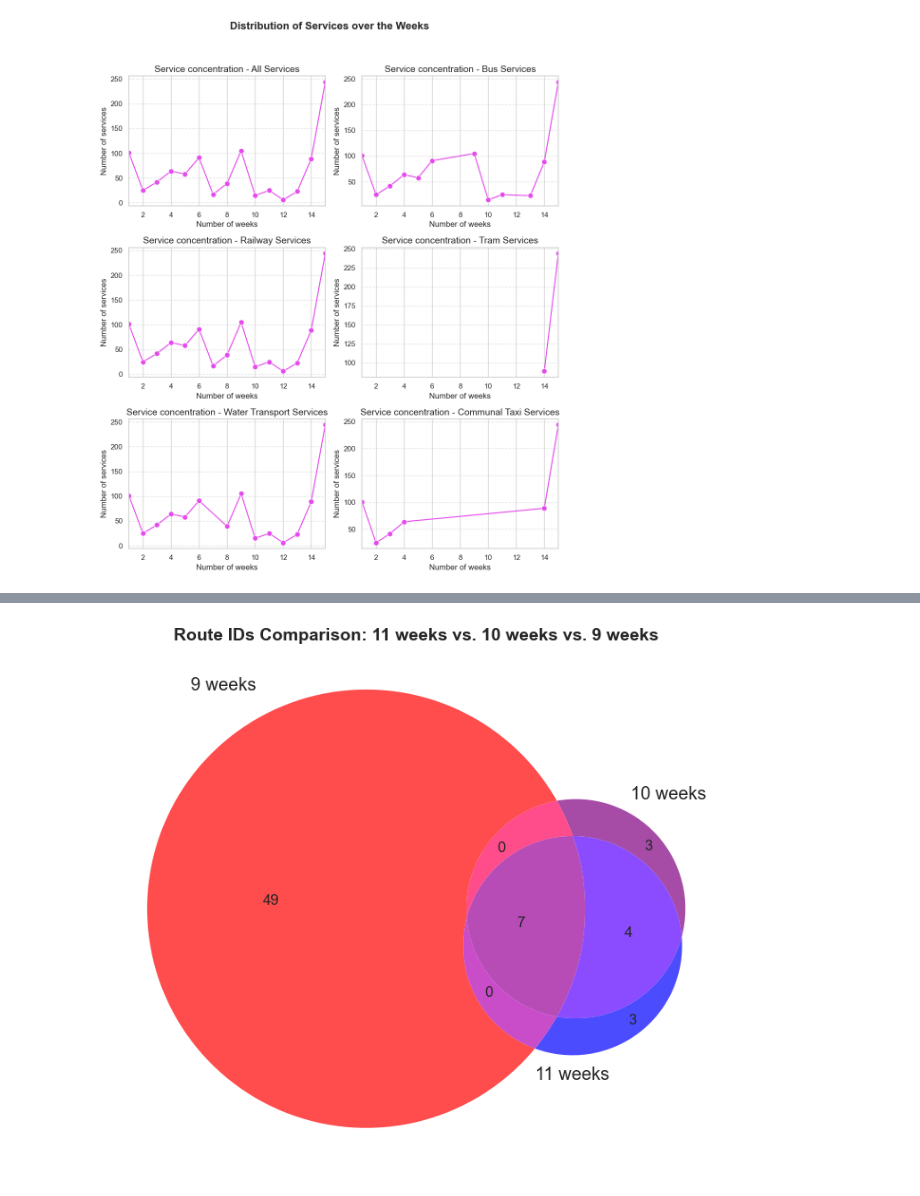
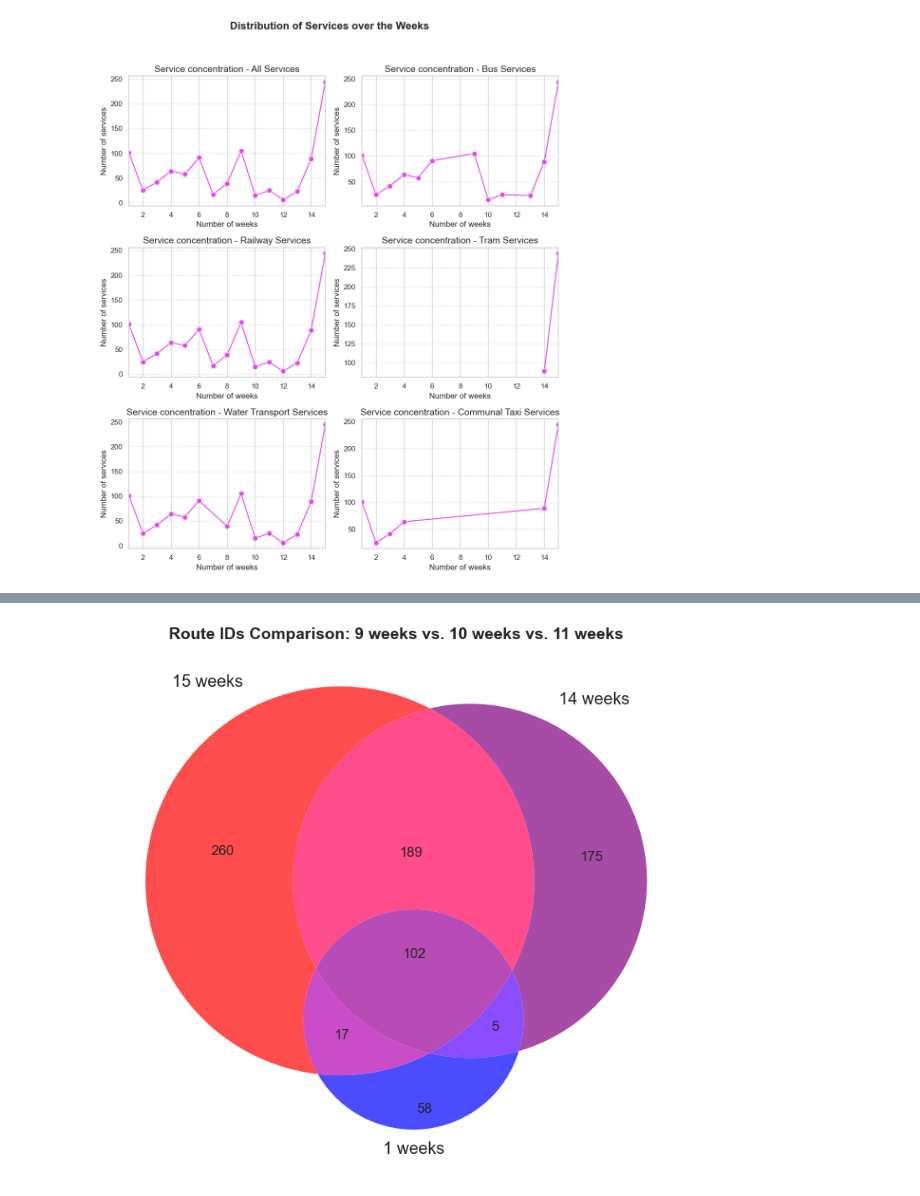
Before and after one commit to FlaviaMLopes/TUPTP, a Jupyter notebook: 1.1 - Notebooks_gtfs_frequency_data_analysis/frequency_data_analysis_gtfs.ipynb, the cells around one changed output, grey strips where cells are left out. Drawn from its saved outputs; the diff is of its cells as text; code cells hidden in the pictures.

```diff
--- a/1.1 - Notebooks_gtfs_frequency_data_analysis/frequency_data_analysis_gtfs.ipynb
+++ b/1.1 - Notebooks_gtfs_frequency_data_analysis/frequency_data_analysis_gtfs.ipynb
@@ -449,14 +283,16 @@ plt.show()
 # %%
 # Step 28: Visualize the overlapings of routes
 fig, ax = plt.subplots(figsize=(9, 9))
 
-ax.set_title('Route IDs Comparison: 11 weeks vs. 10 weeks vs. 9 weeks', fontsize=14, fontweight='bold')
-venn3([set(unique_route_ids_9), set(unique_route_ids_10), set(unique_route_ids_11)],
-      set_labels=('9 weeks', '10 weeks', '11 weeks'),
+venn3([set(links_calendar_filtered[links_calendar_filtered['week_count'] == 15]['route_id']),
+       set(links_calendar_filtered[links_calendar_filtered['week_count'] == 14]['route_id']),
+       set(links_calendar_filtered[links_calendar_filtered['week_count'] == 1]['route_id'])],
+      set_labels=('15 weeks', '14 weeks', '1 week'),
       set_colors=('red', 'purple', 'blue'),
       alpha=0.7,
       ax=ax)
 
+ax.set_title('Route IDs Comparison: 9 weeks vs. 10 weeks vs. 11 weeks', fontsize=14, fontweight='bold')
 plt.show()
 # %% [output]
-[figure, old version]
+[figure, new version]
```
Also changed, not shown: parts of 6 cells of this notebook.
